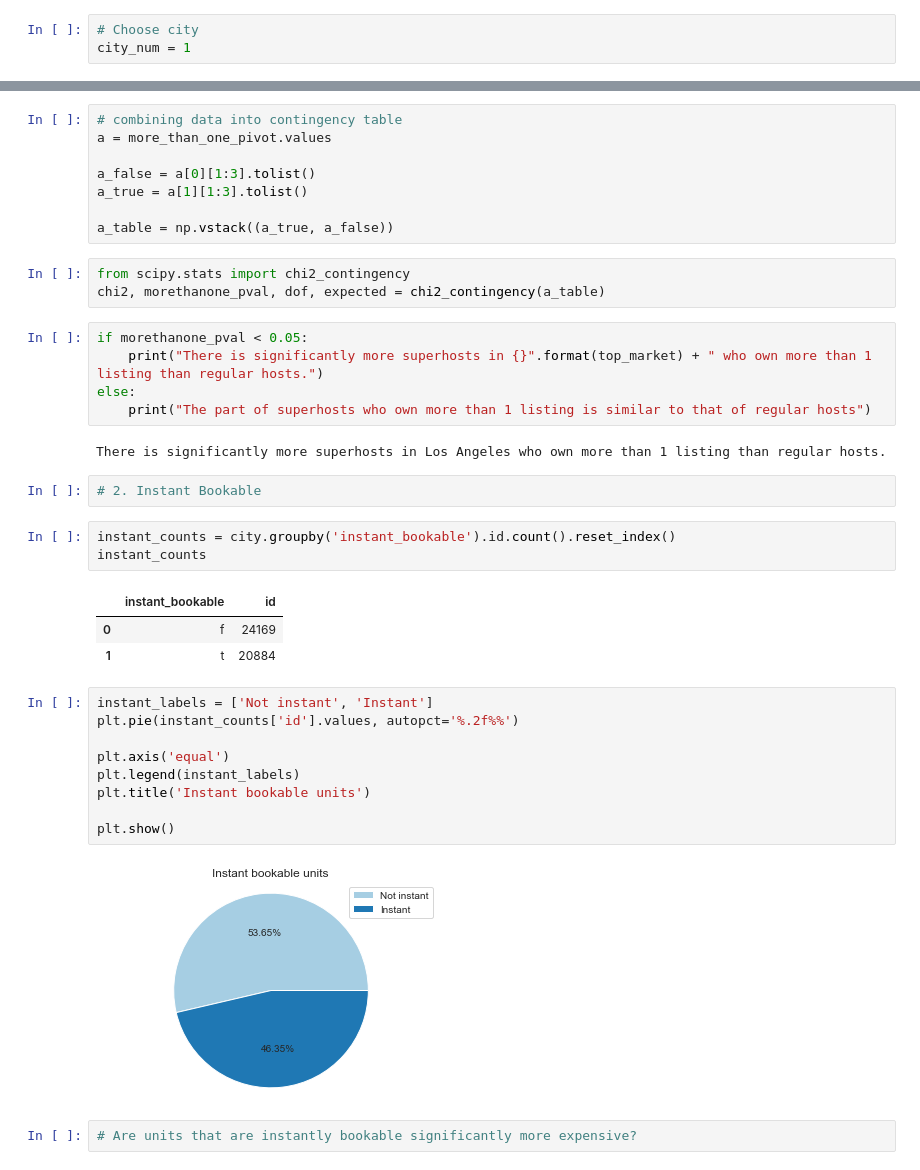
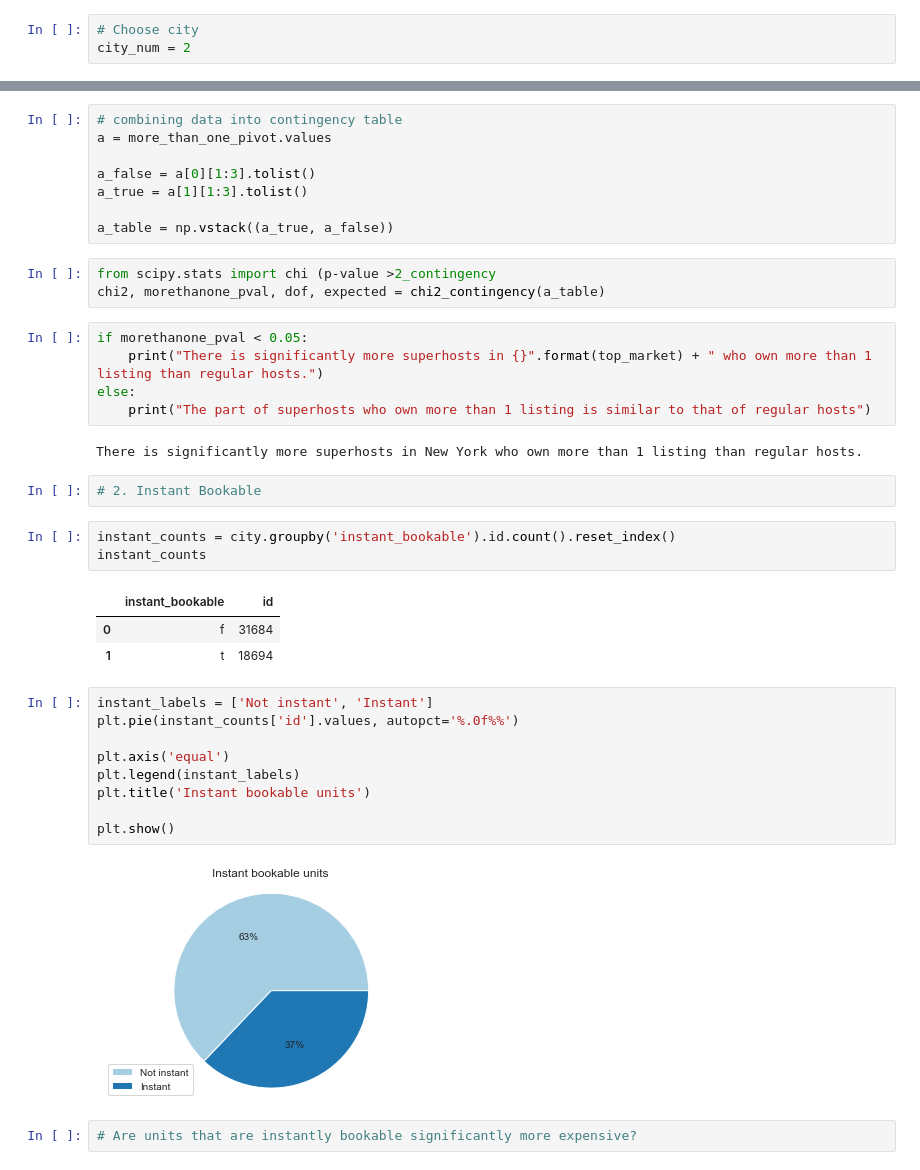
Before and after one commit to AlbaneCM/airbnb, a Jupyter notebook: airbnb_new_york.ipynb, the cells around one changed output, grey strips where cells are left out. Cells and saved outputs as stored; diff of their text form.

```diff
--- a/airbnb_new_york.ipynb
+++ b/airbnb_new_york.ipynb
@@ -48,7 +48,7 @@ city_zip_list
  (9, 'vancouver')]
 # %%
 # Choose city
-city_num = 1
+city_num = 2
 # %%
 print("Here, city_num = " + str(city_num) + ". City analyzed is " + city_zip_list[city_num][1])
 # %% [output]
@@ -1177,7 +1198,7 @@ a_true = a[1][1:3].tolist()
 
 a_table = np.vstack((a_true, a_false))
 # %%
-from scipy.stats import chi2_contingency
+from scipy.stats import chi (p-value >2_contingency
 chi2, morethanone_pval, dof, expected = chi2_contingency(a_table)
 # %%
 if morethanone_pval < 0.05:
@@ -1185,7 +1206,7 @@ if morethanone_pval < 0.05:
 else:
     print("The part of superhosts who own more than 1 listing is similar to that of regular hosts")
 # %% [output]
-There is significantly more superhosts in Los Angeles who own more than 1 listing than regular hosts.
+There is significantly more superhosts in New York who own more than 1 listing than regular hosts.
 # %%
 # 2. Instant Bookable
 # %%
@@ -1193,19 +1214,19 @@ instant_counts = city.groupby('instant_bookable').id.count().reset_index()
 instant_counts
 # %% [output]
 |  | instant_bookable | id |
-| 0 | f | 24169 |
-| 1 | t | 20884 |
+| 0 | f | 31684 |
+| 1 | t | 18694 |
 # %%
 instant_labels = ['Not instant', 'Instant']
-plt.pie(instant_counts['id'].values, autopct='%.2f%%')
+plt.pie(instant_counts['id'].values, autopct='%.0f%%')
 
 plt.axis('equal')
 plt.legend(instant_labels)
 plt.title('Instant bookable units')
 
 plt.show()
 # %% [output]
-[figure, old version]
+[figure, new version]
 # %%
 # Are units that are instantly bookable significantly more expensive?
 # %%
```
Also changed, not shown: parts of 71 cells of this notebook.
